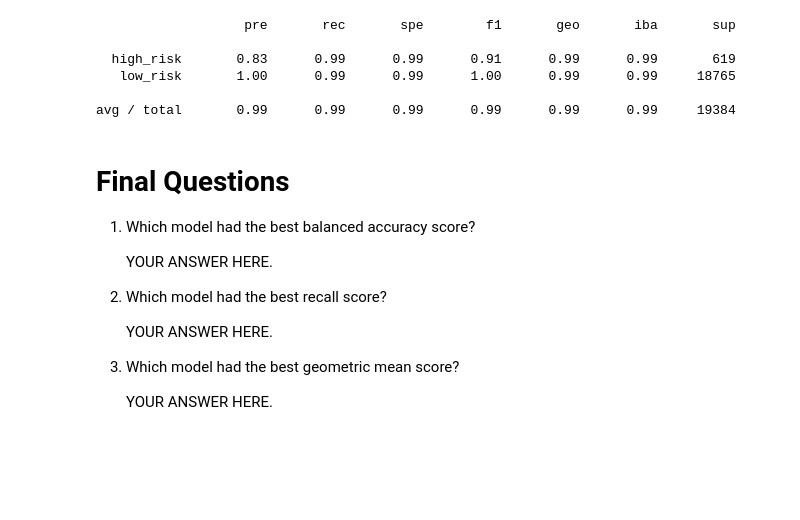
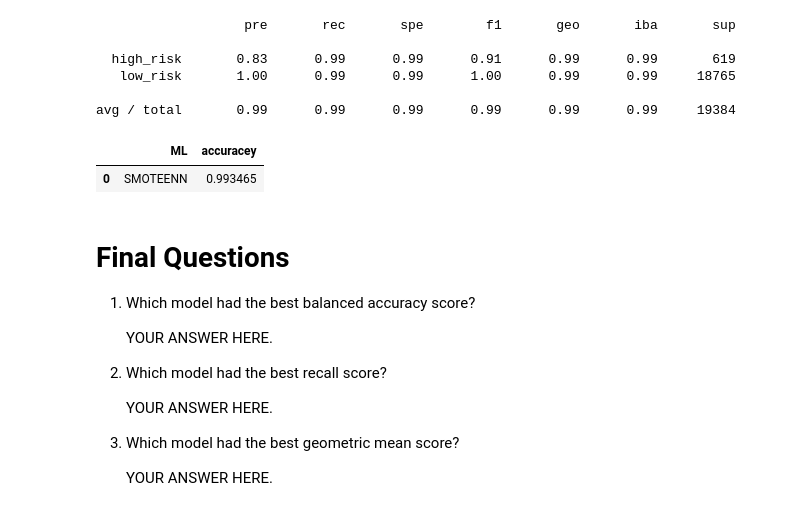
Before and after one commit to hillhwaga/Classification, a Jupyter notebook: credit_risk_resampling.ipynb, the cells around one changed output. Saved outputs shown, nothing was run; the diff lists cells and outputs as text; code cells hidden in the pictures; blank space fills up the shorter version.

```diff
--- a/credit_risk_resampling.ipynb
+++ b/credit_risk_resampling.ipynb
@@ -338,9 +345,15 @@ model = LogisticRegression(solver='lbfgs', random_state=1)
 model.fit(X_resampled, y_resampled)
 # %% [output]
 LogisticRegression(random_state=1)
+# %%
+results = []
 # %%
 # Calculate the balanced accuracy score
 # YOUR CODE HERE
 from sklearn.metrics import balanced_accuracy_score
 y_pred = model.predict(X_test_scaled)
 balanced_accuracy_score(y_test, y_pred)
+results.append({
+    "ML": "SMOTEENN",
+    "accuracey": balanced_accuracy_score(y_test, y_pred)
+})
@@ -368,6 +379,11 @@ print(classification_report_imbalanced(y_test, y_pred))
    low_risk       1.00      0.99      0.99      1.00      0.99      0.99     18765
 
 avg / total       0.99      0.99      0.99      0.99      0.99      0.99     19384
+# %%
+pd.DataFrame(results)
+# %% [output]
+|  | ML | accuracey |
+| 0 | SMOTEENN | 0.993465 |
 # %% [markdown]
 # Final Questions
 
```
Also changed, not shown: parts of 7 cells of this notebook, 1 other file.
